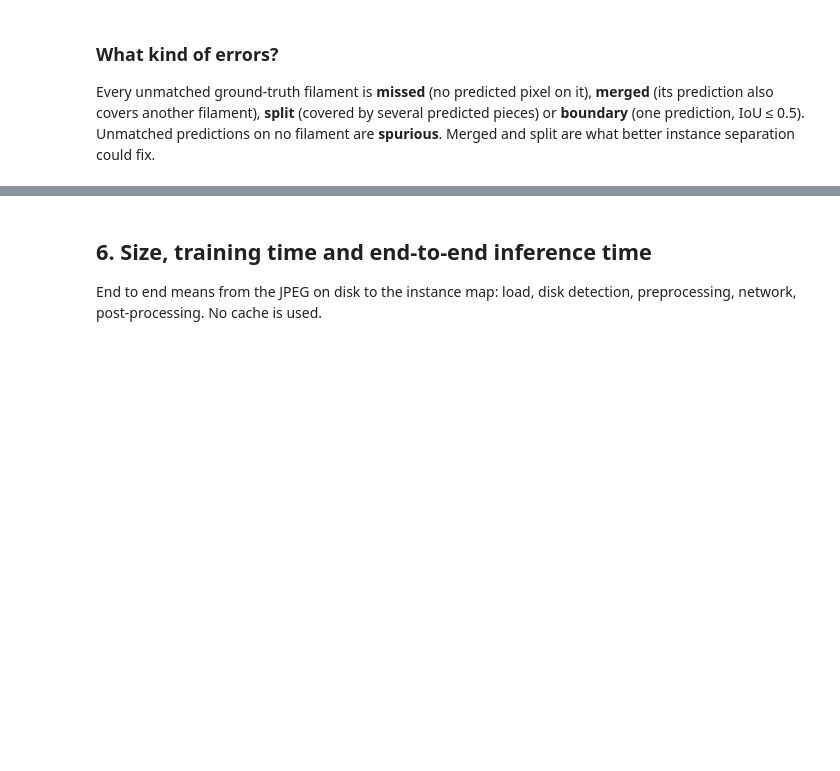
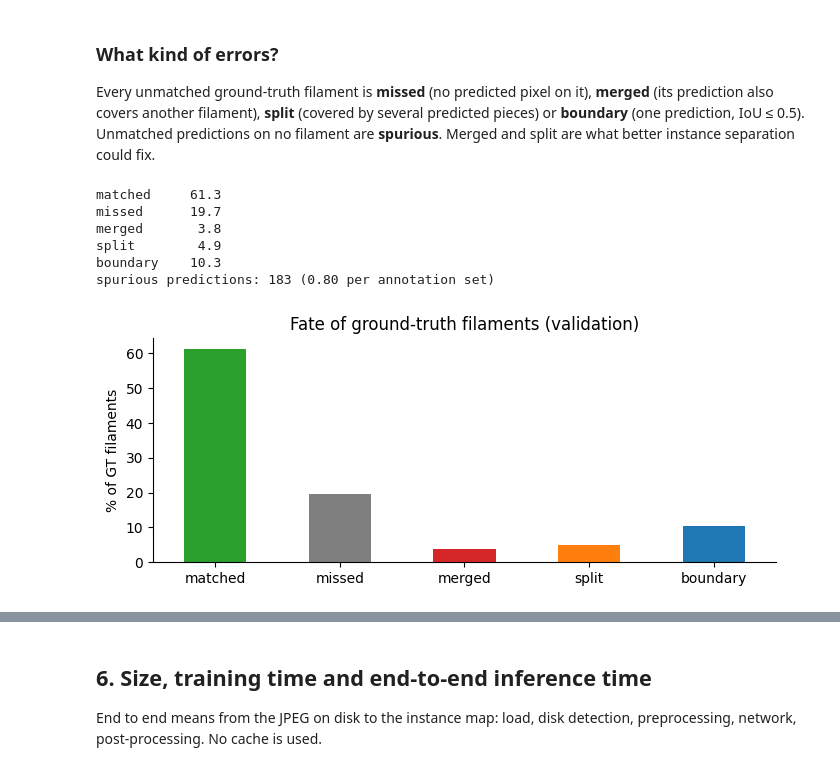
Before and after one commit to AryanMohanlall/COS711-A2, a Jupyter notebook: notebooks/04_baseline_training.ipynb, the cells around one changed output, grey strips where cells are left out. Cells and saved outputs as stored; diff of their text form; code cells hidden in the pictures; blank space fills up the shorter version.

```diff
--- a/notebooks/04_baseline_training.ipynb
+++ b/notebooks/04_baseline_training.ipynb
@@ -425,24 +360,15 @@ The annotators themselves disagree (notebook 01). Inter-annotator PQ on the vali
 with ≥ 2 sets (every ordered pair of sets) is a realistic ceiling; the model is scored on the same
 observations for a like-for-like comparison.
 # %%
-# Validation observations with more than one annotation set
-multi = []
-for o in va.obs:
-    if len(va.set_ids[o]) > 1:
-        multi.append(o)
-
-# Every annotator scored against every other annotator of the same observation
+multi = [o for o in va.obs if len(va.set_ids[o]) > 1]
 c = np.zeros(4)
 for o in tqdm(multi, desc="annotator pairs"):
     ms = gt_fn(o)
     for i in range(len(ms)):
         for j in range(len(ms)):
             if i != j:
-                m = match_instances(ms[i], ms[j])
-                c += (m["tp"], m["fp"], m["fn"], m["iou_sum"])
+                m = match_instances(ms[i], ms[j]); c += (m["tp"], m["fp"], m["fn"], m["iou_sum"])
 ceiling = pq_from_counts(int(c[0]), int(c[1]), int(c[2]), c[3])
-
 at_best = counts[(counts.threshold == T) & (counts.min_area == A)]
 model_multi = summarise(at_best[at_best.obs.isin(multi)]).iloc[0]
-comparison = pd.DataFrame({"annotator vs annotator": ceiling, "model vs annotators": model_multi})
-comparison.loc[["pq", "sq", "rq"]].T
+pd.DataFrame({"annotator vs annotator": ceiling, "model vs annotators": model_multi}).loc[["pq", "sq", "rq"]].T
@@ -470,27 +403,27 @@ better instance separation could fix.
 # %%
 err = []
 for o in tqdm(va.obs, desc="error types"):
     pred = to_instances(probs[o], T, A, disks[o])
     for gt in gt_fn(o):
-        row = {"obs": o}
-        row.update(error_types(gt, pred))
-        err.append(row)
+        err.append({"obs": o, **error_types(gt, pred)})
 err = pd.DataFrame(err)
 tot = err.drop(columns="obs").sum()
-fates = ["matched", "missed", "merged", "split", "boundary"]
-gt_total = tot[fates].sum()
-print((100 * tot[fates] / gt_total).round(1).to_string())
-per_set = round(tot.spurious / len(err), 2)
-print(f"spurious predictions: {int(tot.spurious)} ({per_set} per annotation set)")
+gt_total = tot[["matched", "missed", "merged", "split", "boundary"]].sum()
+print((100 * tot[["matched", "missed", "merged", "split", "boundary"]] / gt_total).round(1).to_string(),
+      f"\nspurious predictions: {int(tot.spurious)} ({tot.spurious / len(err):.2f} per annotation set)")
 
 fig, ax = plt.subplots(figsize=(7, 3))
-shares = 100 * tot.drop("spurious") / gt_total
-shares.plot.bar(ax=ax, color=["tab:green", "tab:gray", "tab:red", "tab:orange", "tab:blue"])
-ax.set(ylabel="% of GT filaments", title="Fate of ground-truth filaments (validation)")
-plt.xticks(rotation=0)
-plt.tight_layout()
-savefig("error_types")
-plt.show()
+(100 * tot.drop("spurious") / gt_total).plot.bar(ax=ax, color=["tab:green", "tab:gray", "tab:red", "tab:orange", "tab:blue"])
+ax.set(ylabel="% of GT filaments", title="Fate of ground-truth filaments (validation)"); plt.xticks(rotation=0)
+plt.tight_layout(); savefig("error_types"); plt.show()
+# %% [output]
+matched     61.3
+missed      19.7
+merged       3.8
+split        4.9
+boundary    10.3
+spurious predictions: 183 (0.80 per annotation set)
+[figure, added]
 # %%
 def show_case(ax, o, title):
     x = load_preprocessed(paths[o], disks[o], S, cache_dir=CACHE_DIR)
```
Also changed, not shown: parts of 15 cells of this notebook, 3 other files.
